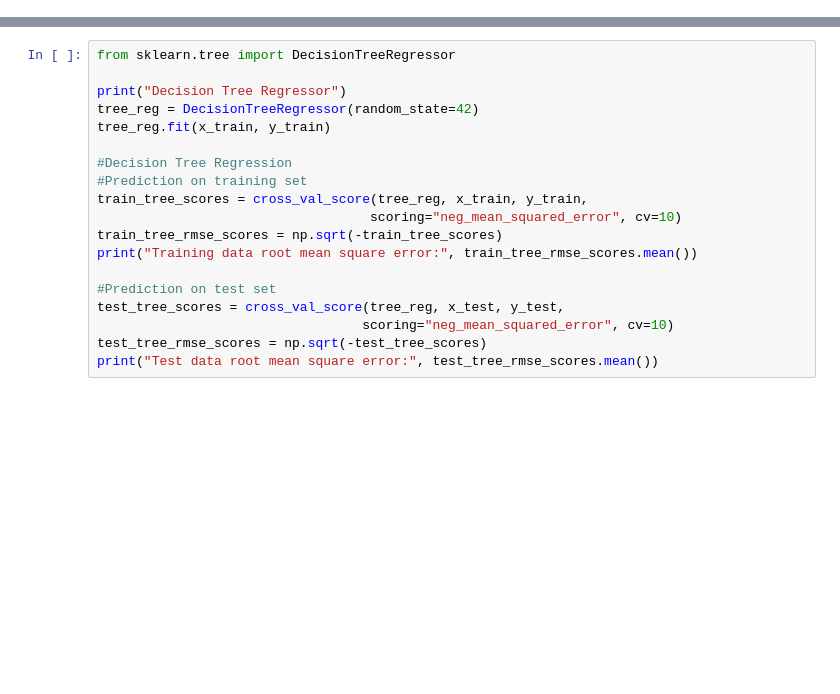
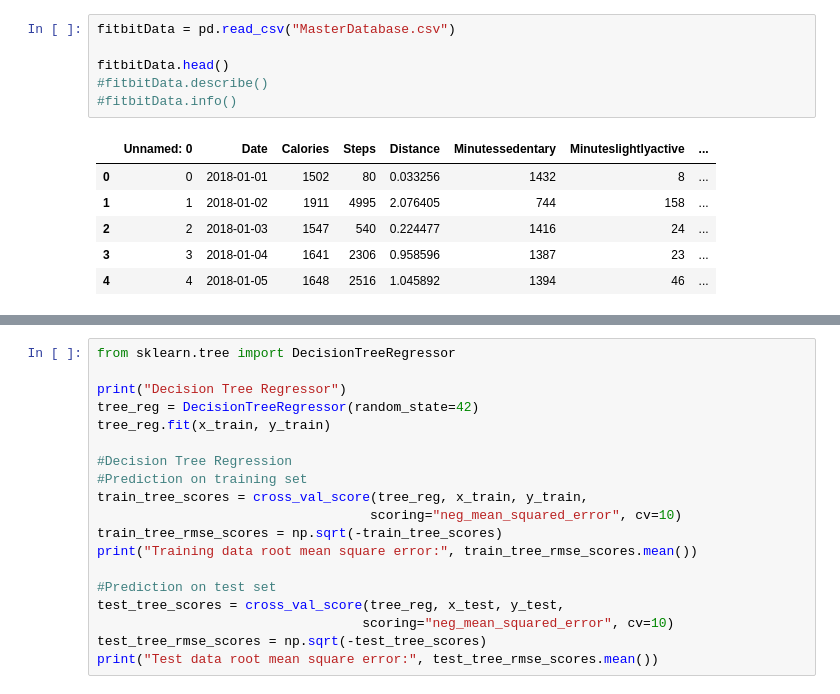
Before and after one commit to CCrisanti/healthhacks2018, a Jupyter notebook: Fitbit_ML.ipynb, the cells around one changed output, grey strips where cells are left out. Drawn from its saved outputs; the diff is of its cells as text; blank space fills up the shorter version.

```diff
--- a/Fitbit_ML.ipynb
+++ b/Fitbit_ML.ipynb
@@ -0,0 +35,13 @@
+# %%
+fitbitData = pd.read_csv("MasterDatabase.csv")
+
+fitbitData.head()
+#fitbitData.describe()
+#fitbitData.info()
+# %% [output]
+|  | Unnamed: 0 | Date | Calories | Steps | Distance | Minutessedentary | Minuteslightlyactive | ... |
+| 0 | 0 | 2018-01-01 | 1502 | 80 | 0.033256 | 1432 | 8 | ... |
+| 1 | 1 | 2018-01-02 | 1911 | 4995 | 2.076405 | 744 | 158 | ... |
+| 2 | 2 | 2018-01-03 | 1547 | 540 | 0.224477 | 1416 | 24 | ... |
+| 3 | 3 | 2018-01-04 | 1641 | 2306 | 0.958596 | 1387 | 23 | ... |
+| 4 | 4 | 2018-01-05 | 1648 | 2516 | 1.045892 | 1394 | 46 | ... |
```
Also changed, not shown: parts of 5 cells of this notebook, 3 other files.
